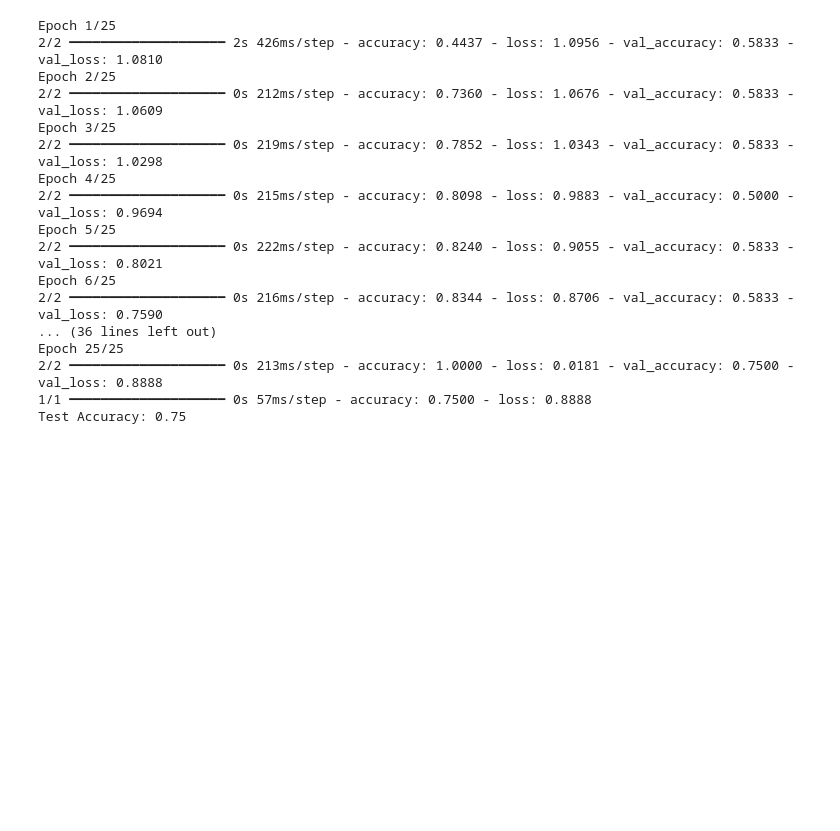
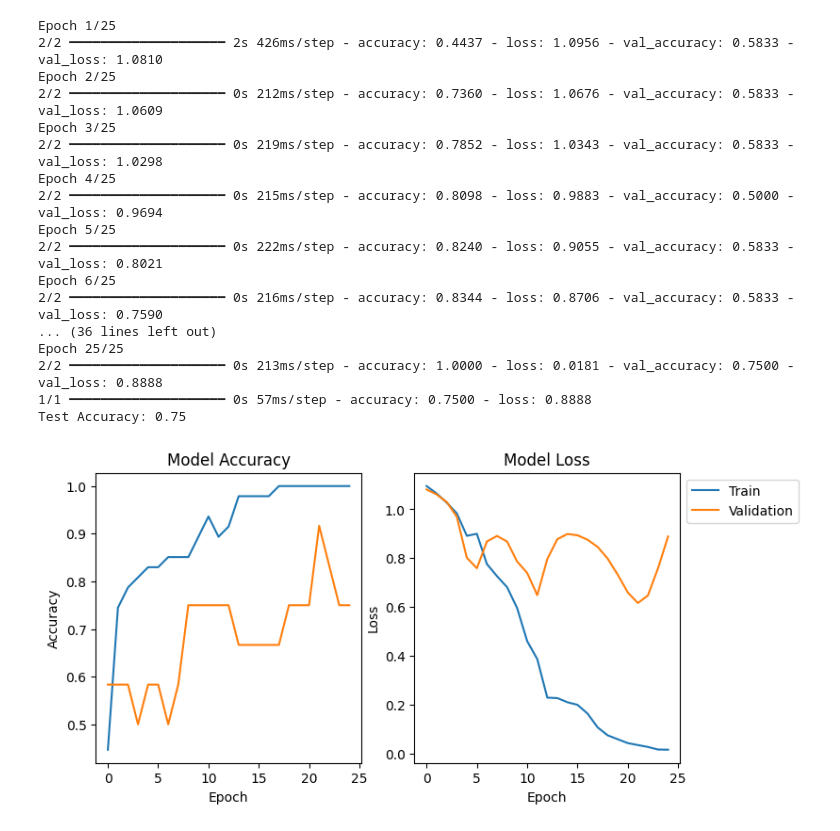
Before and after one commit to jsallred/NLP_Project_Group3, a Jupyter notebook: test_lstm.ipynb, the cells around one changed output. Cells and saved outputs as stored; diff of their text form; code cells hidden in the pictures; blank space fills up the shorter version.

```diff
--- a/test_lstm.ipynb
+++ b/test_lstm.ipynb
@@ -89,3 +85,27 @@ Epoch 25/25
 2/2 ━━━━━━━━━━━━━━━━━━━━ 0s 213ms/step - accuracy: 1.0000 - loss: 0.0181 - val_accuracy: 0.7500 - val_loss: 0.8888
 1/1 ━━━━━━━━━━━━━━━━━━━━ 0s 57ms/step - accuracy: 0.7500 - loss: 0.8888
 Test Accuracy: 0.75
+# %%
+import matplotlib.pyplot as plt
+
+# Accuracy plot
+plt.figure(figsize=(8, 4))
+plt.subplot(1, 2, 1)  # First subplot in a 1x2 grid
+plt.plot(history.history['accuracy'])
+plt.plot(history.history['val_accuracy'])
+plt.title('Model Accuracy')
+plt.ylabel('Accuracy')
+plt.xlabel('Epoch')
+
+# Loss plot
+plt.subplot(1, 2, 2)  # Second subplot in a 1x2 grid
+plt.plot(history.history['loss'])
+plt.plot(history.history['val_loss'])
+plt.title('Model Loss')
+plt.ylabel('Loss')
+plt.xlabel('Epoch')
+plt.legend(['Train', 'Validation'], loc='upper left', bbox_to_anchor=(1, 1))
+
+plt.show()
+# %% [output]
+[figure, added]
```
Also changed, not shown: parts of 1 cell of this notebook.
